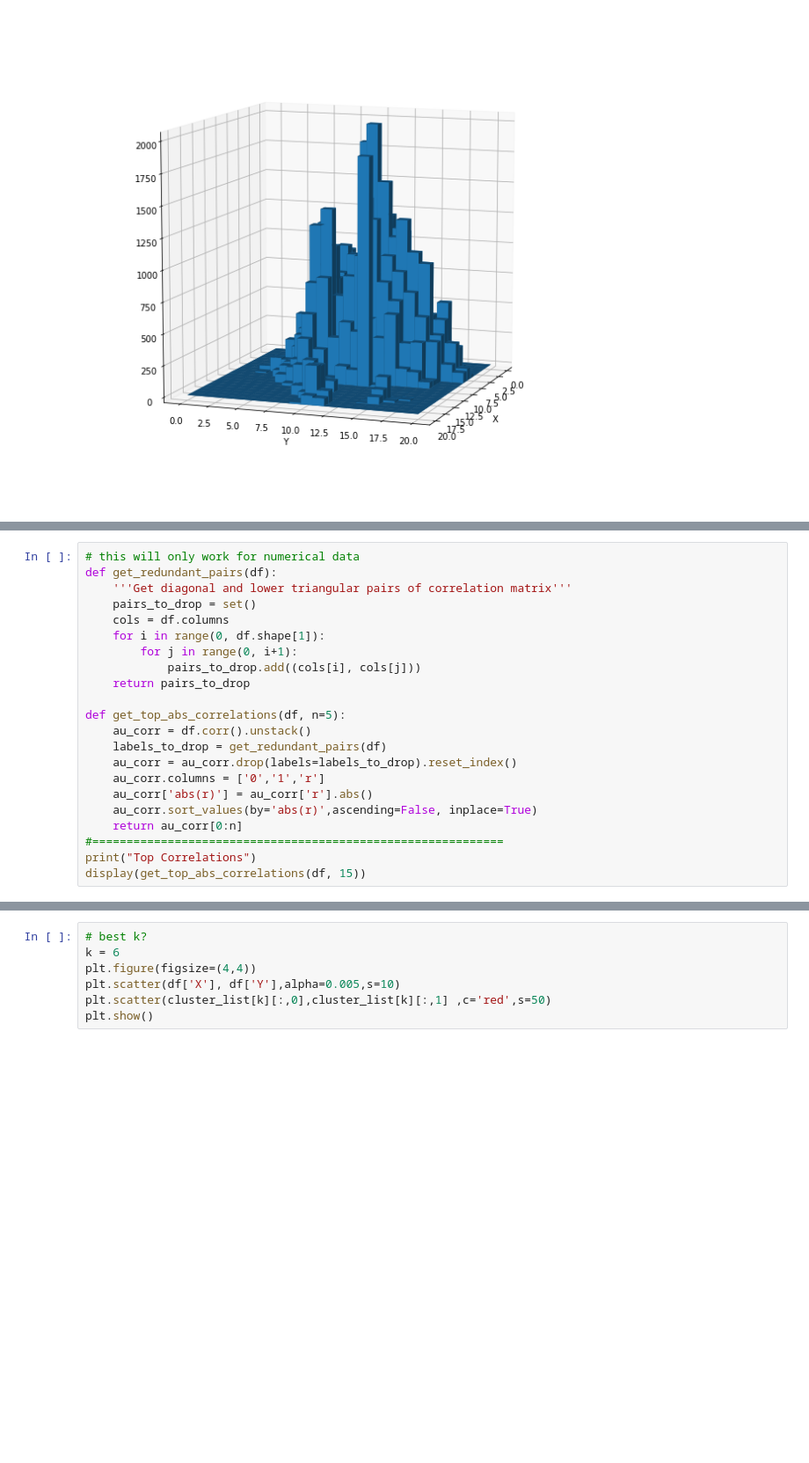
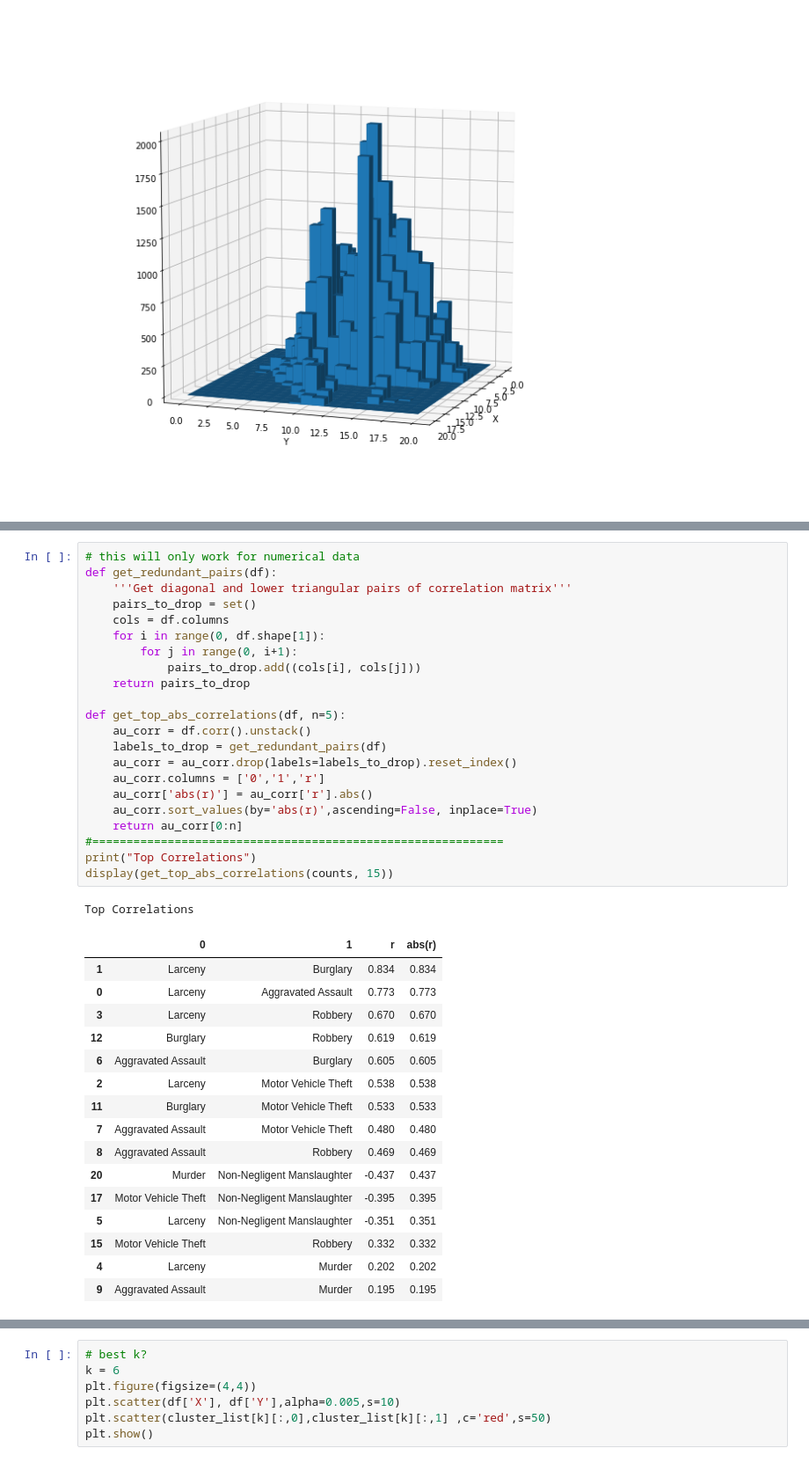
Before and after one commit to taylanksen/rpd, a Jupyter notebook: SimpleStats.ipynb, the cells around one changed output, grey strips where cells are left out. Shown at 88% size. Saved outputs shown, nothing was run; the diff lists cells and outputs as text; blank space fills up the shorter version.

```diff
--- a/SimpleStats.ipynb
+++ b/SimpleStats.ipynb
@@ -157,25 +188,43 @@ plt.show()
 # %%
 # this will only work for numerical data
 def get_redundant_pairs(df):
     '''Get diagonal and lower triangular pairs of correlation matrix'''
     pairs_to_drop = set()
     cols = df.columns
     for i in range(0, df.shape[1]):
         for j in range(0, i+1):
             pairs_to_drop.add((cols[i], cols[j]))
     return pairs_to_drop
 
 def get_top_abs_correlations(df, n=5):
     au_corr = df.corr().unstack()
     labels_to_drop = get_redundant_pairs(df)
     au_corr = au_corr.drop(labels=labels_to_drop).reset_index()
     au_corr.columns = ['0','1','r']
     au_corr['abs(r)'] = au_corr['r'].abs()
     au_corr.sort_values(by='abs(r)',ascending=False, inplace=True)
     return au_corr[0:n]
 #============================================================
 print("Top Correlations")
-display(get_top_abs_correlations(df, 15))
+display(get_top_abs_correlations(counts, 15))
+# %% [output]
+Top Correlations
+|  | 0 | 1 | r | abs(r) |
+| 1 | Larceny | Burglary | 0.834 | 0.834 |
+| 0 | Larceny | Aggravated Assault | 0.773 | 0.773 |
+| 3 | Larceny | Robbery | 0.670 | 0.670 |
+| 12 | Burglary | Robbery | 0.619 | 0.619 |
+| 6 | Aggravated Assault | Burglary | 0.605 | 0.605 |
+| 2 | Larceny | Motor Vehicle Theft | 0.538 | 0.538 |
+| 11 | Burglary | Motor Vehicle Theft | 0.533 | 0.533 |
+| 7 | Aggravated Assault | Motor Vehicle Theft | 0.480 | 0.480 |
+| 8 | Aggravated Assault | Robbery | 0.469 | 0.469 |
+| 20 | Murder | Non-Negligent Manslaughter | -0.437 | 0.437 |
+| 17 | Motor Vehicle Theft | Non-Negligent Manslaughter | -0.395 | 0.395 |
+| 5 | Larceny | Non-Negligent Manslaughter | -0.351 | 0.351 |
+| 15 | Motor Vehicle Theft | Robbery | 0.332 | 0.332 |
+| 4 | Larceny | Murder | 0.202 | 0.202 |
+| 9 | Aggravated Assault | Murder | 0.195 | 0.195 |
 # %% [markdown]
 ## Clustering
 first with k-means
```
Also changed, not shown: parts of 9 cells of this notebook.
